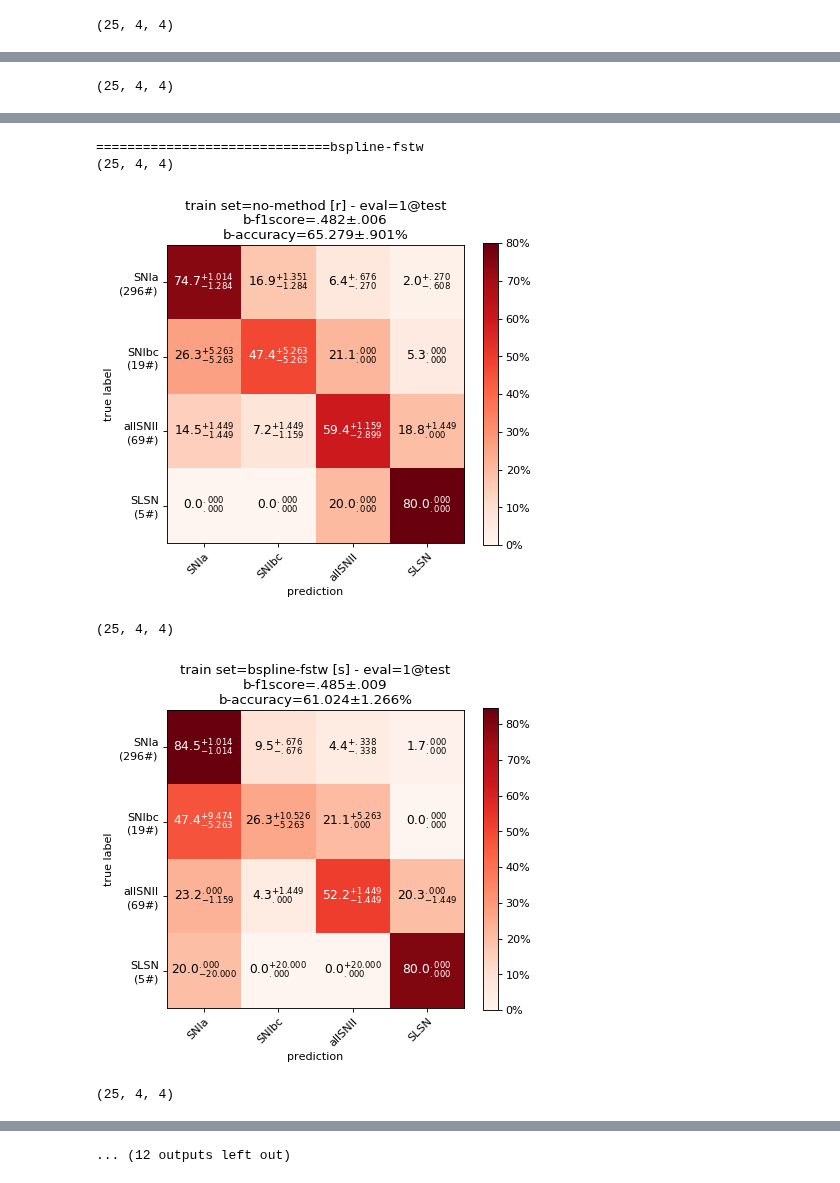
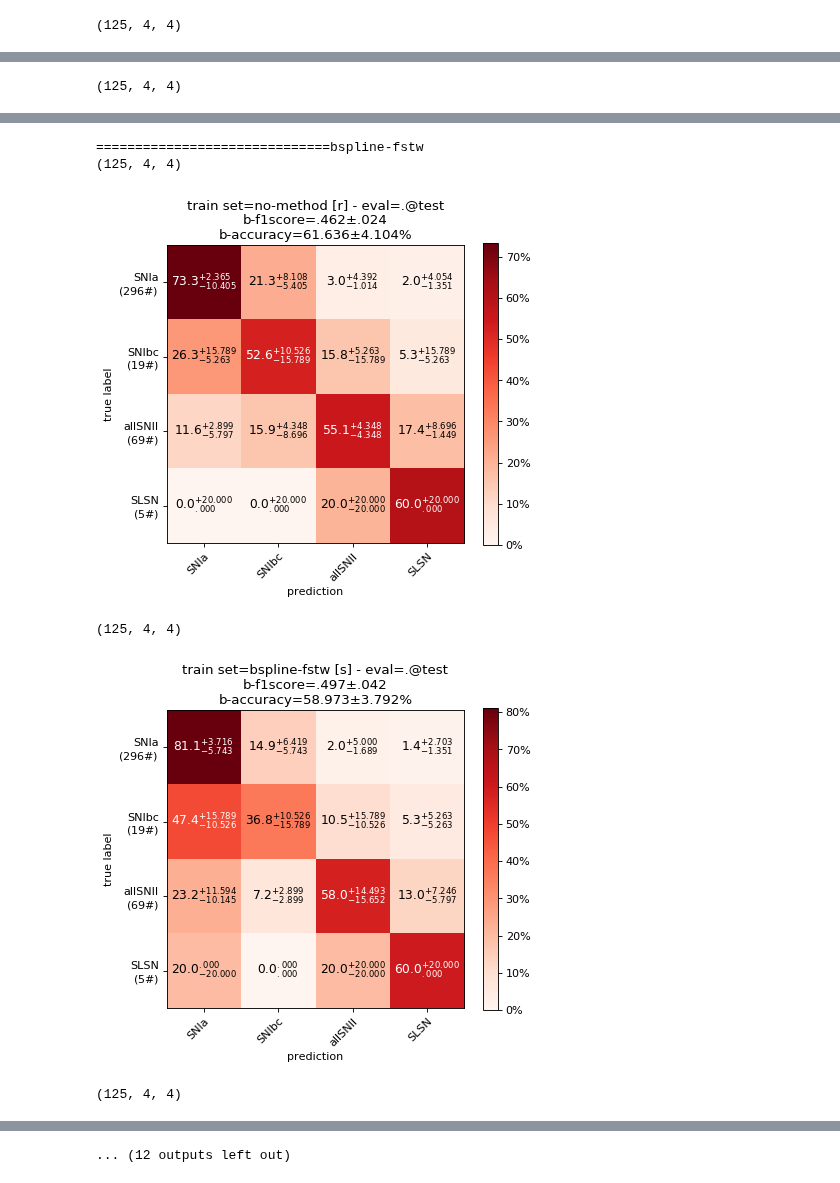
Before and after one commit to opimentel-github/astro-lightcurves-fats, a Jupyter notebook: experiments/metrics_results.ipynb, the cells around one changed output, grey strips where cells are left out. Cells and saved outputs as stored; diff of their text form; code cells hidden in the pictures.

```diff
--- a/experiments/metrics_results.ipynb
+++ b/experiments/metrics_results.ipynb
@@ -22,7 +22,7 @@ methods = [
 ]
 #methods = ['spm-mcmc-estw']
 eval_lcset_name = 'test' # val test
-kf = '1'
+kf = '.'
 
 for method in methods:
     print('='*30+method)
@@ -55 +55 @@ for method in methods:
-(25, 4, 4)
+(125, 4, 4)
@@ -57 +57 @@ for method in methods:
-(25, 4, 4)
+(125, 4, 4)
@@ -59,6 +59,6 @@ for method in methods:
 ==============================bspline-fstw
-(25, 4, 4)
+(125, 4, 4)
-[figure, old version]
+[figure, new version]
-(25, 4, 4)
+(125, 4, 4)
-[figure, old version]
+[figure, new version]
-(25, 4, 4)
+(125, 4, 4)
```
Also changed, not shown: parts of 3 cells of this notebook, 3 other files.
